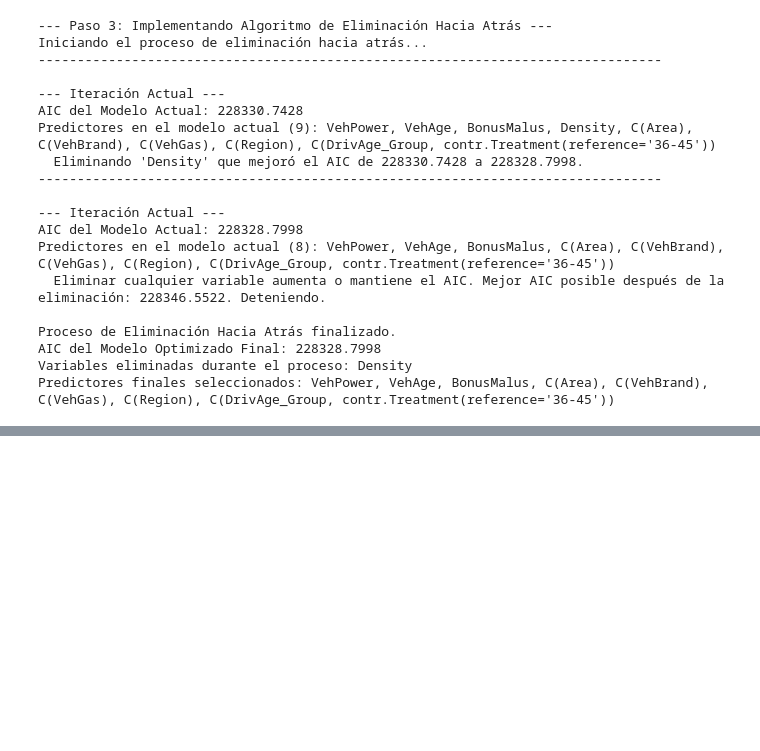
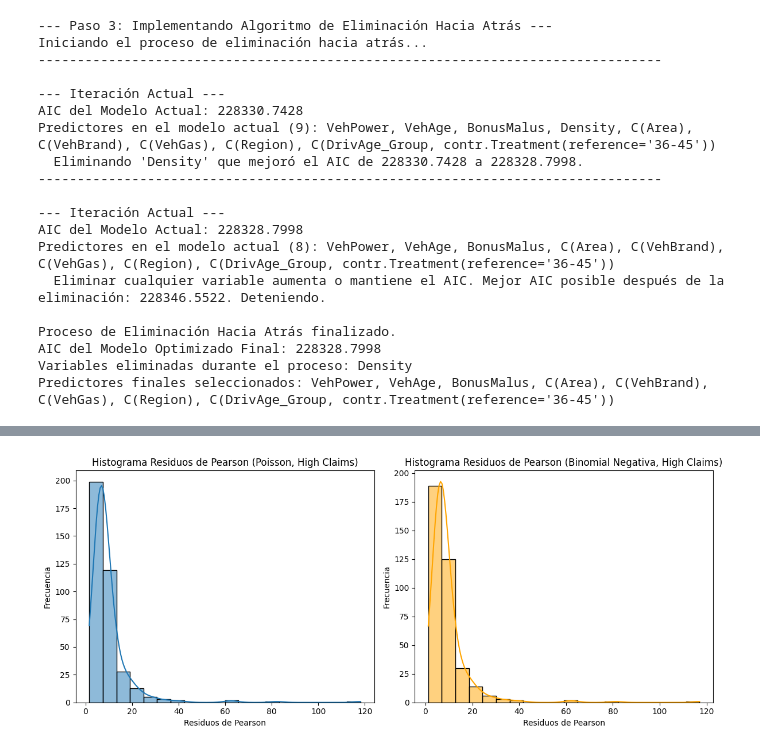
Before and after one commit to SebaChamorro/gbm_learning, a Jupyter notebook: 02 Analisis Dataset freMTPL2freq.ipynb, the cells around one changed output, grey strips where cells are left out. Drawn from its saved outputs; the diff is of its cells as text; code cells hidden in the pictures; blank space fills up the shorter version.

```diff
--- a/02 Analisis Dataset freMTPL2freq.ipynb
+++ b/02 Analisis Dataset freMTPL2freq.ipynb
@@ -490,0 +1237,9 @@ Predictores finales seleccionados: VehPower, VehAge, BonusMalus, C(Area), C(VehB
+# %%
+print("--- Identificando Observaciones con Alto Número de Siniestros ---")
+
+# 1. Identificar observaciones con un alto número de siniestros (ClaimNb > 1) en el conjunto de prueba
+test_high_claims = test[test['ClaimNb'] > 1].copy()
+
+print(f"Número de observaciones con ClaimNb > 1 en el conjunto de prueba: {len(test_high_claims)}")
+print("Primeras filas de test_high_claims:")
+print(test_high_claims[['ClaimNb', 'Exposure', 'pred_poisson', 'pred_negbin']].head())
@@ -490,0 +1259,76 @@ Predictores finales seleccionados: VehPower, VehAge, BonusMalus, C(Area), C(VehB
+# %%
+print("--- Calculando y Analizando Residuos para Observaciones de Alto Siniestro ---")
+
+# Asegurarse de que glm_optimized y glm_negbin están disponibles
+# (ya se hizo en pasos previos, pero es buena práctica verificar)
+if 'best_model_so_far' in locals():
+    glm_optimized = best_model_so_far
+else:
+    glm_optimized = None
+    print("Advertencia: glm_optimized (Poisson) no encontrado.")
+
+if 'glm_negbin' not in locals() or glm_negbin is None:
+    glm_negbin = None
+    print("Advertencia: glm_negbin (Binomial Negativa) no encontrado.")
+
+if glm_optimized is not None and glm_negbin is not None:
+    # 2. Calcular los residuos de Pearson para ambos modelos en el DataFrame test completo
+    # Estos residuos ya están disponibles como atributos de los modelos si fueron calculados en el fit
+    # o pueden ser calculados manualmente si no lo estuvieran:
+    # resid_pearson_poisson = (test['ClaimNb'] - glm_optimized.predict(test, exposure=test['Exposure'])) / np.sqrt(glm_optimized.predict(test, exposure=test['Exposure']))
+    # resid_pearson_negbin = (test['ClaimNb'] - glm_negbin.predict(test, exposure=test['Exposure'])) / np.sqrt(glm_negbin.predict(test, exposure=test['Exposure']) * (1 + glm_negbin.scale * glm_negbin.predict(test, exposure=test['Exposure'])))
+
+    # Para simplicidad y consistencia, usaremos los atributos resid_pearson del modelo si están disponibles.
+    # Sin embargo, estos son residuos del *conjunto de entrenamiento*. Para el conjunto de *prueba*, necesitamos calcularlos.
+
+    # Calcular predicciones en el conjunto de prueba para obtener la media esperada
+    mean_poisson_test = glm_optimized.predict(test, exposure=test['Exposure'])
+    mean_negbin_test = glm_negbin.predict(test, exposure=test['Exposure'])
+
+    # Calcular la varianza esperada para Poisson (media) y Negative Binomial (mu + alpha * mu^2)
+    var_poisson_test = mean_poisson_test
+    var_negbin_test = mean_negbin_test + glm_negbin.scale * (mean_negbin_test**2)
+
+    # Calcular los residuos de Pearson para el conjunto de prueba
+    test['resid_pearson_poisson'] = (test['ClaimNb'] - mean_poisson_test) / np.sqrt(var_poisson_test)
+    test['resid_pearson_negbin'] = (test['ClaimNb'] - mean_negbin_test) / np.sqrt(var_negbin_test)
+
+    # 3. Filtrar los residuos de Pearson correspondientes a las observaciones de test_high_claims
+    # Esto se hace uniendo o indexando las columnas recién creadas en test_high_claims
+    test_high_claims = test_high_claims.merge(
+        test[['IDpol', 'resid_pearson_poisson', 'resid_pearson_negbin']],
+        on='IDpol', how='left'
+    )
+
+    # 4. Mostrar las columnas relevantes
+    print("\n--- Predicciones y Residuos para Observaciones de Alto Siniestro ---")
+    print(test_high_claims[['ClaimNb', 'pred_poisson', 'resid_pearson_poisson', 'pred_negbin', 'resid_pearson_negbin']].head(10))
+
+    # 5. Análisis estadístico de los residuos para high claims
+    print("\n--- Análisis Estadístico de Residuos (Observaciones de Alto Siniestro) ---")
+    print("Media de Residuos de Pearson (Poisson, High Claims):", test_high_claims['resid_pearson_poisson'].mean())
+    print("Mediana de Residuos de Pearson (Poisson, High Claims):", test_high_claims['resid_pearson_poisson'].median())
+    print("Media de Residuos de Pearson (Binomial Negativa, High Claims):", test_high_claims['resid_pearson_negbin'].mean())
+    print("Mediana de Residuos de Pearson (Binomial Negativa, High Claims):", test_high_claims['resid_pearson_negbin'].median())
+
+    # Visualización simple (histograma de residuos para high claims)
+    plt.figure(figsize=(12, 5))
+    plt.subplot(1, 2, 1)
+    sns.histplot(test_high_claims['resid_pearson_poisson'], kde=True, bins=20)
+    plt.title('Histograma Residuos de Pearson (Poisson, High Claims)')
+    plt.xlabel('Residuos de Pearson')
+    plt.ylabel('Frecuencia')
+
+    plt.subplot(1, 2, 2)
+    sns.histplot(test_high_claims['resid_pearson_negbin'], kde=True, bins=20, color='orange')
+    plt.title('Histograma Residuos de Pearson (Binomial Negativa, High Claims)')
+    plt.xlabel('Residuos de Pearson')
+    plt.ylabel('Frecuencia')
+    plt.tight_layout()
+    plt.show()
+
+    print("\nInterpretación: Un residuo de Pearson negativo indica que el modelo predijo más siniestros de los observados, mientras que uno positivo indica que el modelo predijo menos. Buscamos residuos cercanos a cero y distribuidos simétricamente. Comparando las medias, medianas y la distribución visual, podemos inferir cuál modelo está subestimando o sobreestimando en estos casos extremos y cuál lo hace de manera más controlada.")
+
+else:
+    print("No se pueden analizar residuos porque uno o ambos modelos no están disponibles.")
+# %% [output]
@@ -490,0 +1352 @@ Predictores finales seleccionados: VehPower, VehAge, BonusMalus, C(Area), C(VehB
+[figure, added]
```
Also changed, not shown: parts of 56 cells of this notebook.
